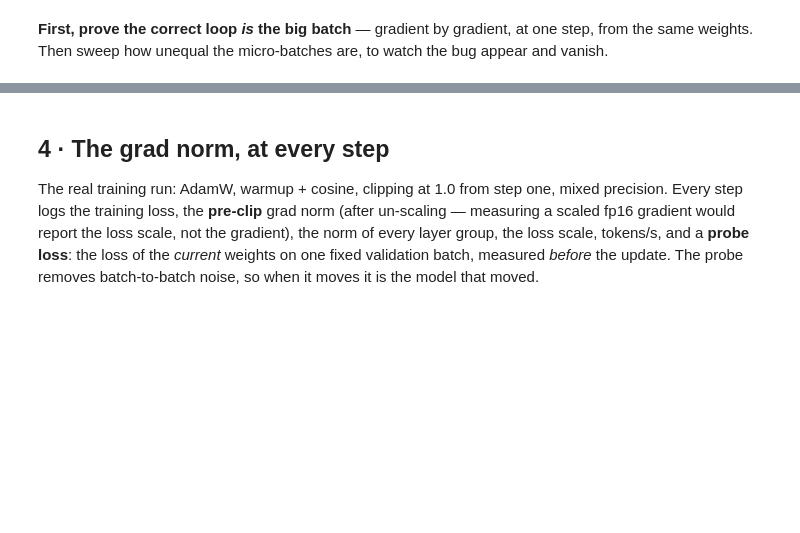
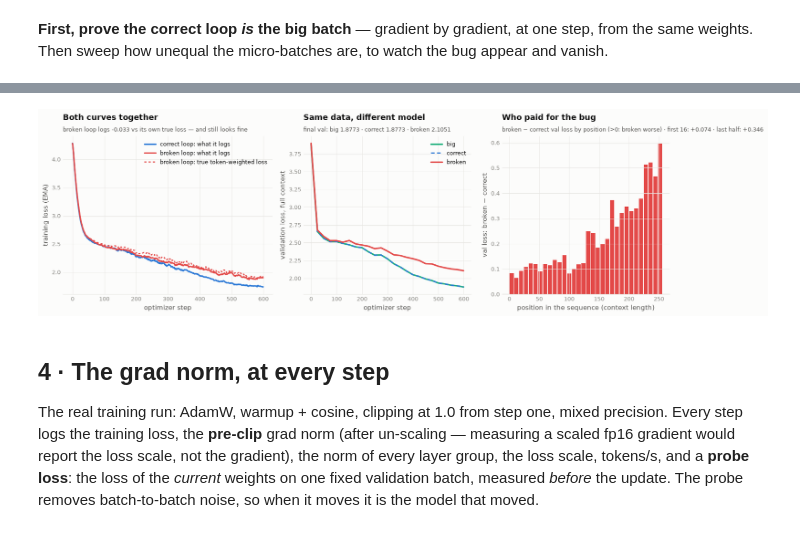
Before and after one commit to sourav-dhar/era-v5-s10-training-loop, a Jupyter notebook: training_loop.ipynb, the cells around one changed output, grey strips where cells are left out. Drawn from its saved outputs; the diff is of its cells as text; code cells hidden in the pictures; blank space fills up the shorter version.

```diff
--- a/training_loop.ipynb
+++ b/training_loop.ipynb
@@ -536,30 +654,32 @@ fig.tight_layout(); save(fig, '03_how_it_hid')
 # %%
 st = np.arange(A['steps'])
 fig, axes = plt.subplots(1, 3, figsize=(15.5, 4.4), gridspec_kw=dict(width_ratios=[1.25, 1, 1]))
 ax = axes[0]
 ax.plot(st, ema(acc_logs['correct']['reported']), color=PAL['blue'], label='correct loop: what it logs')
 ax.plot(st, ema(acc_logs['broken']['reported']), color=PAL['red'], label='broken loop: what it logs')
 ax.plot(st, ema(acc_logs['broken']['true']), color=PAL['red'], ls=(0, (2, 2)), lw=1.6, label='broken loop: true token-weighted loss')
 ax.set_xlabel('optimizer step'); ax.set_ylabel('training loss (EMA)'); ax.legend(loc='upper right')
 gap = np.mean(np.array(acc_logs['broken']['reported'][-100:]) - np.array(acc_logs['broken']['true'][-100:]))
 title(ax, 'Both curves together', f'broken loop logs {gap:+.3f} vs its own true loss — and still looks fine')
 ax = axes[1]
 for mode, c, ls in [('big', PAL['aqua'], '-'), ('correct', PAL['blue'], (0, (3, 2))), ('broken', PAL['red'], '-')]:
     ax.plot(acc_logs[mode]['val_step'], acc_logs[mode]['val'], color=c, ls=ls, label=mode, lw=2.2 if mode != 'correct' else 1.8)
 ax.set_xlabel('optimizer step'); ax.set_ylabel('validation loss, full context'); ax.legend(loc='upper right')
 fv = RESULTS['accum']['final_val']
 title(ax, 'Same data, different model', f'final val: big {fv["big"]:.4f} · correct {fv["correct"]:.4f} · broken {fv["broken"]:.4f}')
 ax = axes[2]
 d = np.array(acc_logs['broken']['val_per_pos']) - np.array(acc_logs['correct']['val_per_pos'])
 w = max(1, T // 32); dpos = d[:len(d) // w * w].reshape(-1, w).mean(1); xpos = np.arange(len(dpos)) * w + w / 2
 ax.bar(xpos, dpos, width=w * 0.85, color=[PAL['blue'] if v < 0 else PAL['red'] for v in dpos])
 ax.axhline(0, color=MUTED, lw=0.8)
 ax.set_xlabel('position in the sequence (context length)'); ax.set_ylabel('val loss: broken − correct')
-title(ax, 'Who the bug favoured', 'val loss gap by position; blue = broken is better there')
+title(ax, 'Who paid for the bug', f'broken − correct val loss by position (>0: broken worse) · first 16: {d[:16].mean():+.3f} · last half: {d[T // 2:].mean():+.3f}')
 fig.tight_layout(); save(fig, '03_accumulation_curves')
 RESULTS['accum']['report_gap'] = float(gap)
 RESULTS['accum']['per_pos_delta_early'] = float(d[:max(1, T // 16)].mean()); RESULTS['accum']['per_pos_delta_late'] = float(d[T // 2:].mean())
 del acc_models
+# %% [output]
+[figure, added]
 # %% [markdown]
 <a id="4"></a>
 ## 4 · The grad norm, at every step
```
Also changed, not shown: parts of 37 cells of this notebook, 41 other files.
